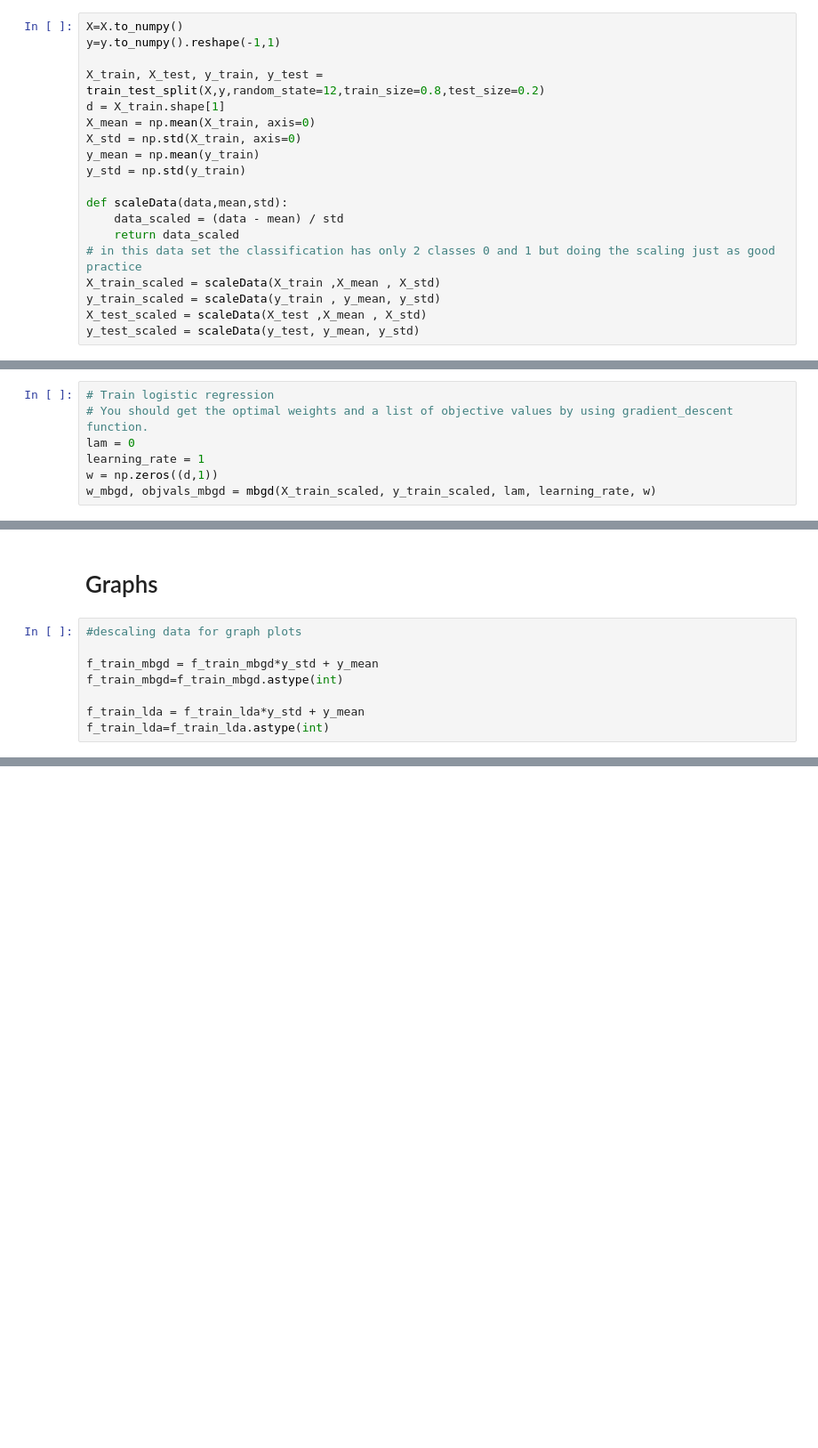
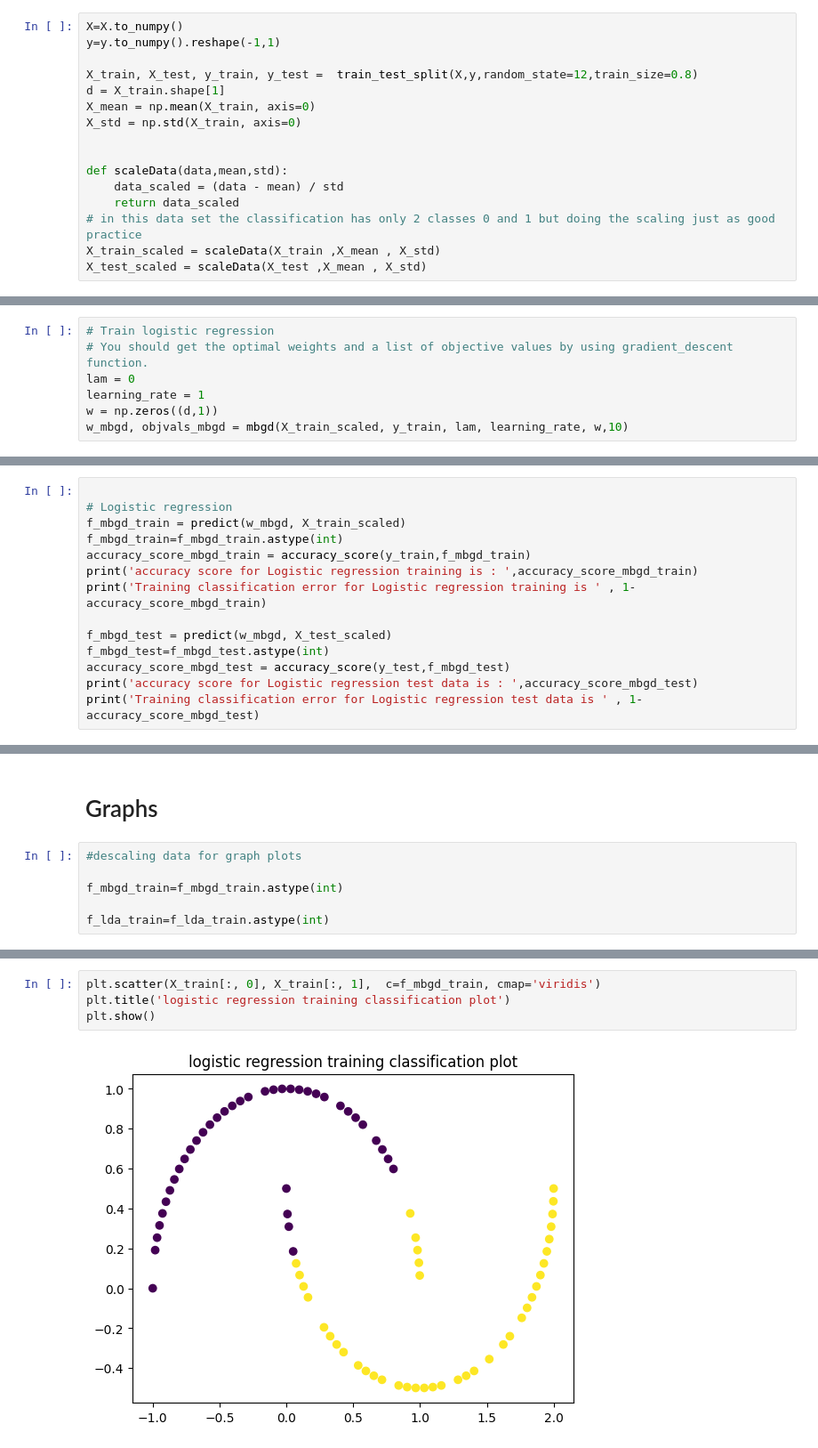
Before and after one commit to sanjeet-jain/cs-559, a Jupyter notebook: S23_CS559_Project1_Nonlinear/Non Linear Porject 1.ipynb, the cells around one changed output, grey strips where cells are left out. Shown at 89% size. Cells and saved outputs as stored; diff of their text form; blank space fills up the shorter version.

```diff
--- a/S23_CS559_Project1_Nonlinear/Non Linear Porject 1.ipynb
+++ b/S23_CS559_Project1_Nonlinear/Non Linear Porject 1.ipynb
@@ -109,21 +112,18 @@ def train_test_split(*arrays, test_size=None, train_size=None, random_state=None
 X=X.to_numpy()
 y=y.to_numpy().reshape(-1,1)
 
-X_train, X_test, y_train, y_test =  train_test_split(X,y,random_state=12,train_size=0.8,test_size=0.2)
+X_train, X_test, y_train, y_test =  train_test_split(X,y,random_state=12,train_size=0.8)
 d = X_train.shape[1]
 X_mean = np.mean(X_train, axis=0)
 X_std = np.std(X_train, axis=0)
-y_mean = np.mean(y_train)
-y_std = np.std(y_train)
+
 
 def scaleData(data,mean,std):
     data_scaled = (data - mean) / std
     return data_scaled
 # in this data set the classification has only 2 classes 0 and 1 but doing the scaling just as good practice
 X_train_scaled = scaleData(X_train ,X_mean , X_std)
-y_train_scaled = scaleData(y_train , y_mean, y_std)
 X_test_scaled = scaleData(X_test ,X_mean , X_std)
-y_test_scaled = scaleData(y_test, y_mean, y_std)
 # %% [markdown]
 # Logistic Regression Model
 
@@ -269,6 +269,6 @@ def LDA(X,y):
 lam = 0
 learning_rate = 1
 w = np.zeros((d,1))
-w_mbgd, objvals_mbgd = mbgd(X_train_scaled, y_train_scaled, lam, learning_rate, w)
+w_mbgd, objvals_mbgd = mbgd(X_train_scaled, y_train, lam, learning_rate, w,10)
 # %%
 # train LDA
@@ -309,0 +289,14 @@ accuracy score is :  0.8875
+# %%
+
+# Logistic regression
+f_mbgd_train = predict(w_mbgd, X_train_scaled)
+f_mbgd_train=f_mbgd_train.astype(int)
+accuracy_score_mbgd_train = accuracy_score(y_train,f_mbgd_train)
+print('accuracy score for Logistic regression training is : ',accuracy_score_mbgd_train)
+print('Training classification error for Logistic regression training is ' , 1-accuracy_score_mbgd_train)
+
+f_mbgd_test = predict(w_mbgd, X_test_scaled)
+f_mbgd_test=f_mbgd_test.astype(int)
+accuracy_score_mbgd_test = accuracy_score(y_test,f_mbgd_test)
+print('accuracy score for Logistic regression test data is : ',accuracy_score_mbgd_test)
+print('Training classification error for Logistic regression test data is ' , 1-accuracy_score_mbgd_test)
@@ -312,8 +328,6 @@ accuracy score is :  0.8875
 # %%
 #descaling data for graph plots
 
-f_train_mbgd = f_train_mbgd*y_std + y_mean
-f_train_mbgd=f_train_mbgd.astype(int)
+f_mbgd_train=f_mbgd_train.astype(int)
 
-f_train_lda = f_train_lda*y_std + y_mean
-f_train_lda=f_train_lda.astype(int)
+f_lda_train=f_lda_train.astype(int)
@@ -333,0 +334,6 @@ plt.show()
+# %%
+plt.scatter(X_train[:, 0], X_train[:, 1],  c=f_mbgd_train, cmap='viridis')
+plt.title('logistic regression training classification plot')
+plt.show()
+# %% [output]
+[figure, added]
```
Also changed, not shown: parts of 10 cells of this notebook.
